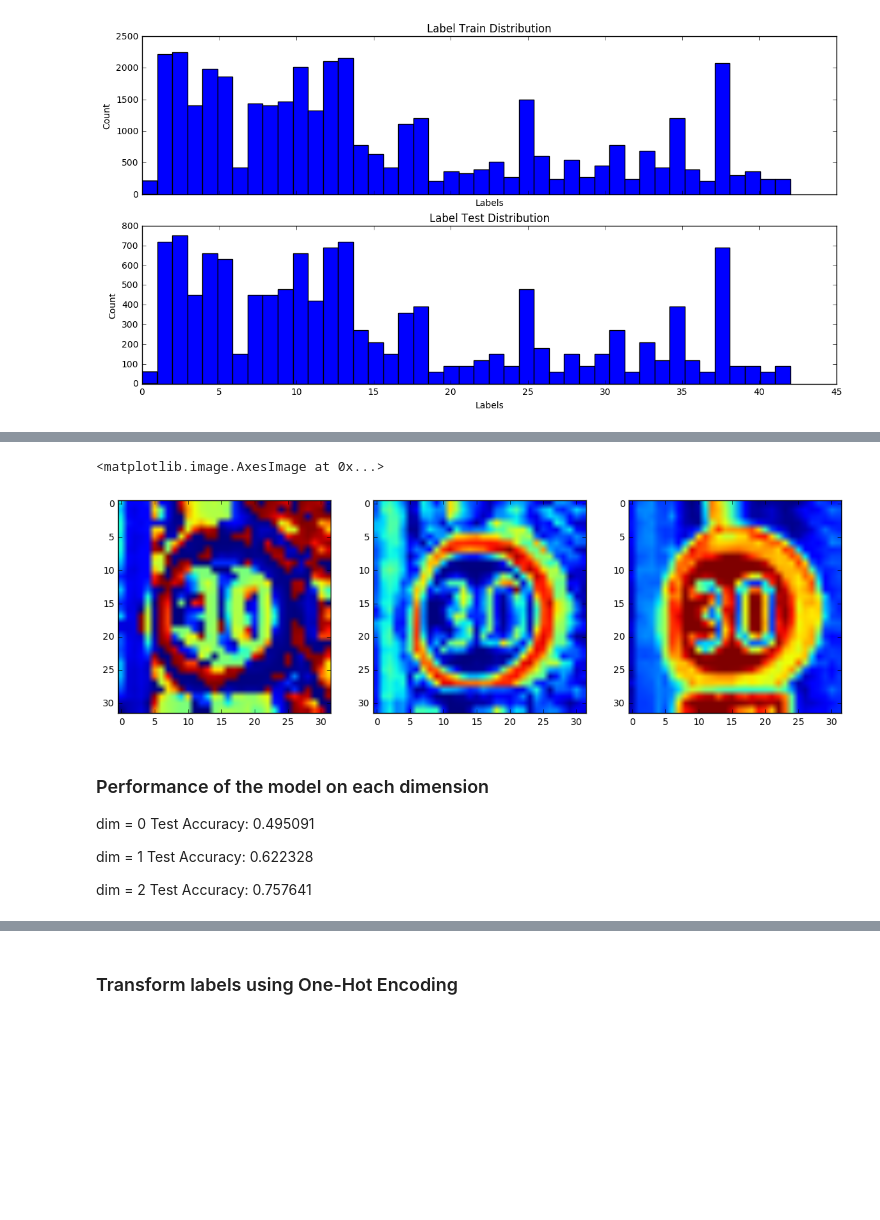
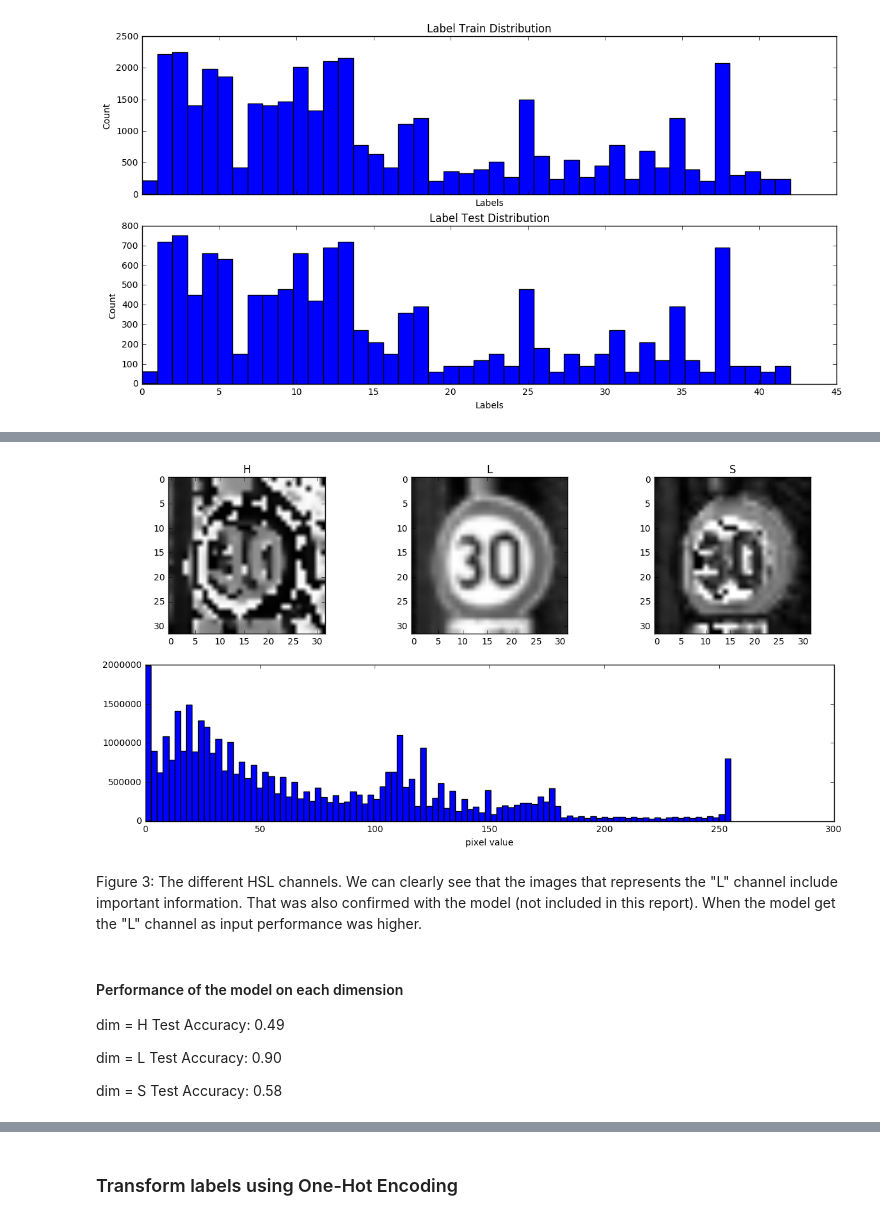
Before and after one commit to Shmuelnaaman/Traffic_Sign_Classifier_neural_network, a Jupyter notebook: Traffic_Signs_Recognition.ipynb, the cells around one changed output, grey strips where cells are left out. Saved outputs shown, nothing was run; the diff lists cells and outputs as text; code cells hidden in the pictures; blank space fills up the shorter version.

```diff
--- a/Traffic_Signs_Recognition.ipynb
+++ b/Traffic_Signs_Recognition.ipynb
@@ -119,24 +111,31 @@ Since traffic signs are designed also for color blind people, no need to use the
 # %%
-#cv2.cvtColor(X_test[:,:,:,:],cv2.COLOR_RGB2HSV)
-X_test_t = cv2.cvtColor(X_test.reshape(X_test.shape[0], X_test.shape[1]*X_test.shape[2],X_test.shape[3]), cv2.COLOR_RGB2HSV)
-X_train_t = cv2.cvtColor(X_train.reshape(X_train.shape[0], X_train.shape[1]*X_train.shape[2],X_train.shape[3]), cv2.COLOR_RGB2HSV)
+X_test_t = cv2.cvtColor(X_test.reshape(X_test.shape[0], X_test.shape[1]*X_test.shape[2],X_test.shape[3]), cv2.COLOR_RGB2HLS)
+X_train_t = cv2.cvtColor(X_train.reshape(X_train.shape[0], X_train.shape[1]*X_train.shape[2],X_train.shape[3]), cv2.COLOR_RGB2HLS)
 # %%
-plt.subplot(1,3,1)
-plt.imshow(X_test_t.reshape(X_test_t.shape[0], 32,32,3)[1,:,:,0].squeeze())
-plt.subplot(1,3,2)
-plt.imshow(X_test_t.reshape(X_test_t.shape[0], 32,32,3)[1,:,:,1].squeeze())
-plt.subplot(1,3,3)
-plt.imshow(X_test_t.reshape(X_test_t.shape[0], 32,32,3)[1,:,:,2].squeeze())
+plt.subplot(2,3,1)
+plt.imshow(X_test_t.reshape(X_test_t.shape[0], 32,32,3)[1,:,:,0].squeeze(), cmap='gray')
+title('H')
+plt.subplot(2,3,2)
+plt.imshow(X_test_t.reshape(X_test_t.shape[0], 32,32,3)[1,:,:,1].squeeze(), cmap='gray')
+title('L')
+plt.subplot(2,3,3)
+plt.imshow(X_test_t.reshape(X_test_t.shape[0], 32,32,3)[1,:,:,2].squeeze(), cmap='gray')
+title('S')
+plt.subplot(2,1,2)
+plt.hist(X_test_t.reshape(X_test_n.shape[0]*32*32*3),bins=100 )
+plt.xlabel('pixel value')
+plt.show()
 # %% [output]
-<matplotlib.image.AxesImage at 0x...>
-[figure, old version]
+[figure, new version]
+# %% [markdown]
+Figure 3: The different HSL channels. We can clearly see that the images that represents the "L" channel include important information. That was also confirmed with the model (not included in this report).  When the model get the  "L" channel as input performance was higher.
 # %% [markdown]
-### Performance of the model on each dimension
+#### Performance of the model on each dimension
 
-dim = 0 Test Accuracy: 0.495091
+dim = H Test Accuracy: 0.49
 
-dim = 1 Test Accuracy: 0.622328
+dim = L Test Accuracy: 0.90
 
-dim = 2 Test Accuracy: 0.757641
+dim = S Test Accuracy: 0.58
 # %% [markdown]
 ### Normalize the figures
```
Also changed, not shown: parts of 36 cells of this notebook.
